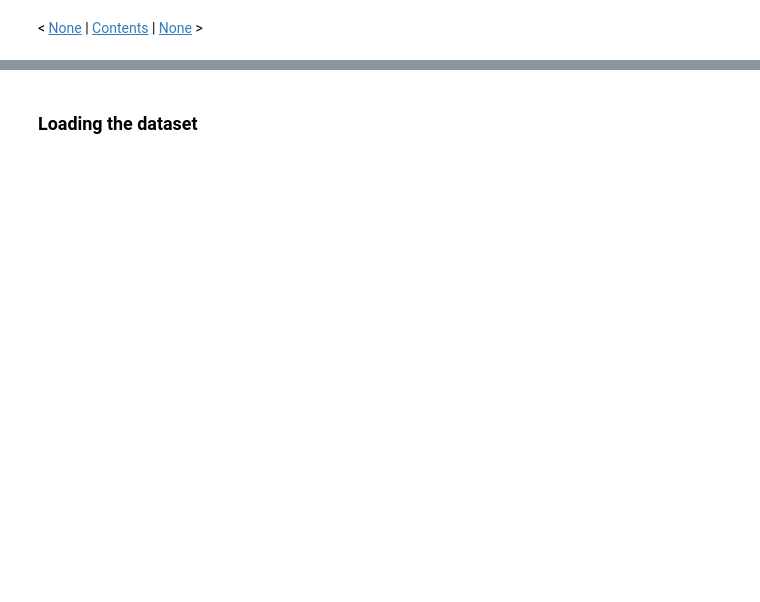
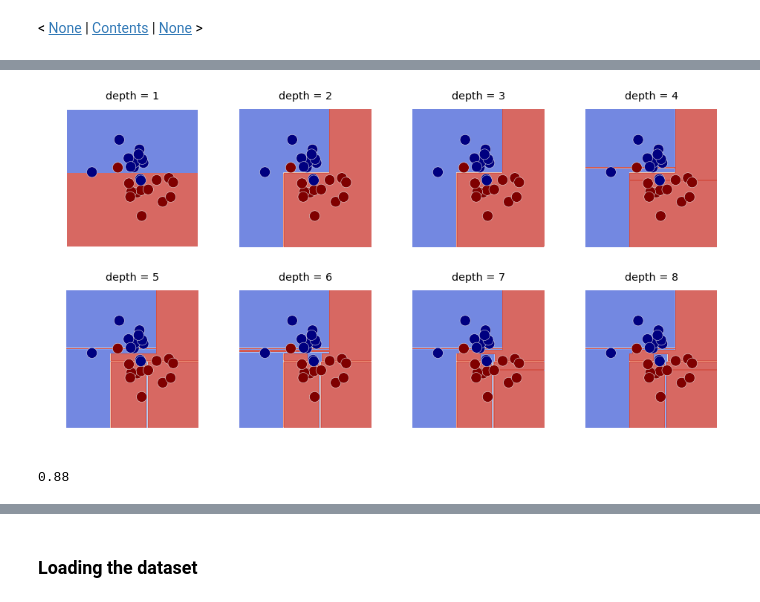
Before and after one commit to mbeyeler/opencv-machine-learning, a Jupyter notebook: notebooks/10.02-Using-Random-Forests-for-Face-Recognition.ipynb, the cells around one changed output, grey strips where cells are left out. Cells and saved outputs as stored; diff of their text form; code cells hidden in the pictures; blank space fills up the shorter version.

```diff
--- a/notebooks/10.02-Using-Random-Forests-for-Face-Recognition.ipynb
+++ b/notebooks/10.02-Using-Random-Forests-for-Face-Recognition.ipynb
@@ -15,0 +31,36 @@ If you find this content useful, please consider supporting the work by
+# %%
+from sklearn.model_selection import train_test_split
+X_train, X_test, y_train, y_test = train_test_split(
+    X, y, random_state=100
+)
+# %%
+import numpy as np
+def plot_decision_boundary(classifier, X_test, y_test):
+    # create a mesh to plot in
+    h = 0.02  # step size in mesh
+    x_min, x_max = X_test[:, 0].min() - 1, X_test[:, 0].max() + 1
+    y_min, y_max = X_test[:, 1].min() - 1, X_test[:, 1].max() + 1
+    xx, yy = np.meshgrid(np.arange(x_min, x_max, h),
+                         np.arange(y_min, y_max, h))
+
+    X_hypo = np.c_[xx.ravel().astype(np.float32),
+                   yy.ravel().astype(np.float32)]
+    zz = classifier.predict(X_hypo)
+    zz = zz.reshape(xx.shape)
+
+    plt.contourf(xx, yy, zz, cmap=plt.cm.coolwarm, alpha=0.8)
+    plt.scatter(X_test[:, 0], X_test[:, 1], c=y_test, s=200)
+# %%
+from sklearn.tree import DecisionTreeClassifier
+plt.figure(figsize=(16, 8))
+for depth in range(1, 9):
+    plt.subplot(2, 4, depth)
+    tree = DecisionTreeClassifier(max_depth=depth)
+    tree.fit(X, y)
+    plot_decision_boundary(tree, X_test, y_test)
+    plt.axis('off')
+    plt.title('depth = %d' % depth)
+
+plt.savefig('trees.png')
+# %% [output]
+[figure, added]
@@ -15,0 +70,5 @@ If you find this content useful, please consider supporting the work by
+# %%
+forest.fit(X_train, y_train)
+forest.score(X_test, y_test)
+# %% [output]
+0.88
```
Also changed, not shown: parts of 27 cells of this notebook, 2 other files.
